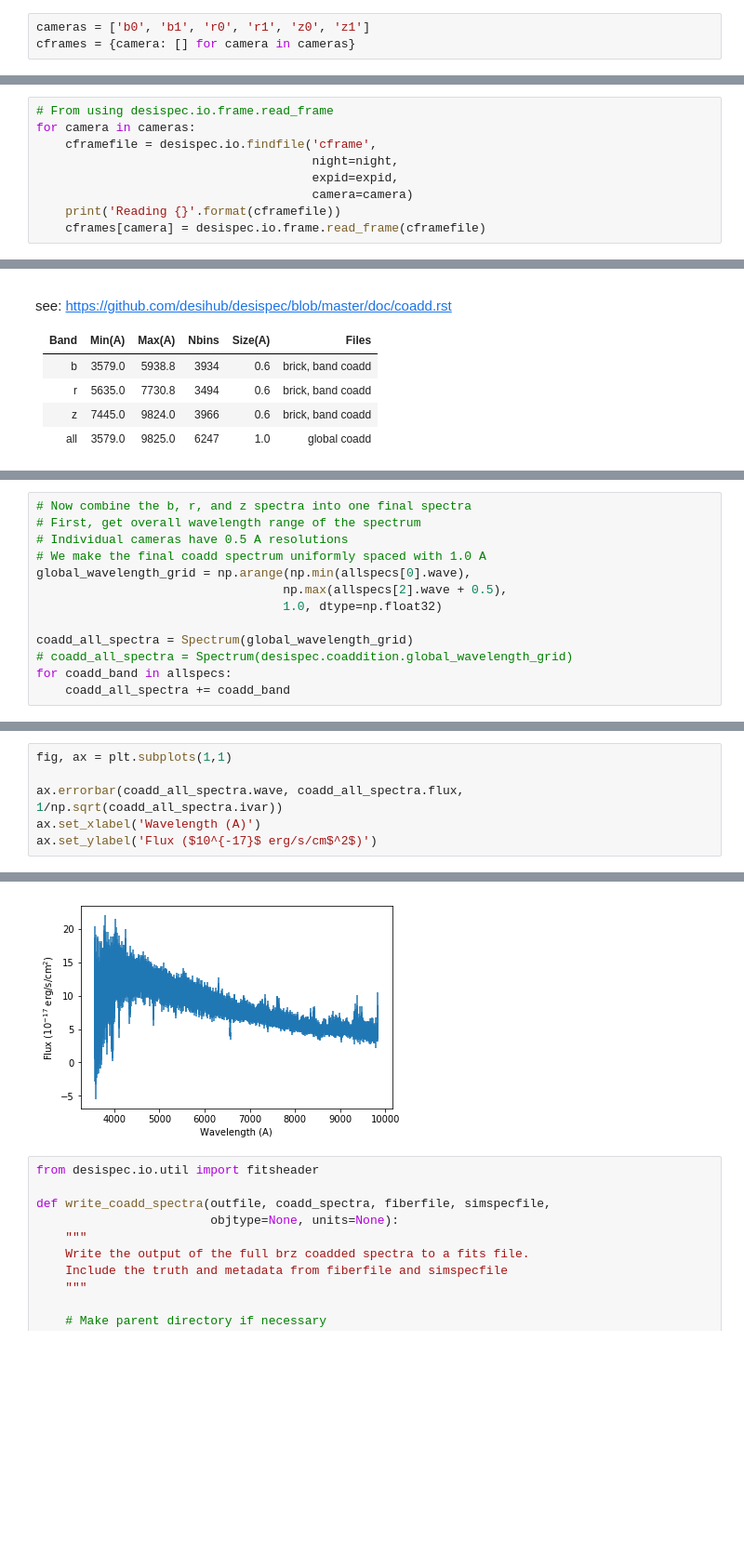
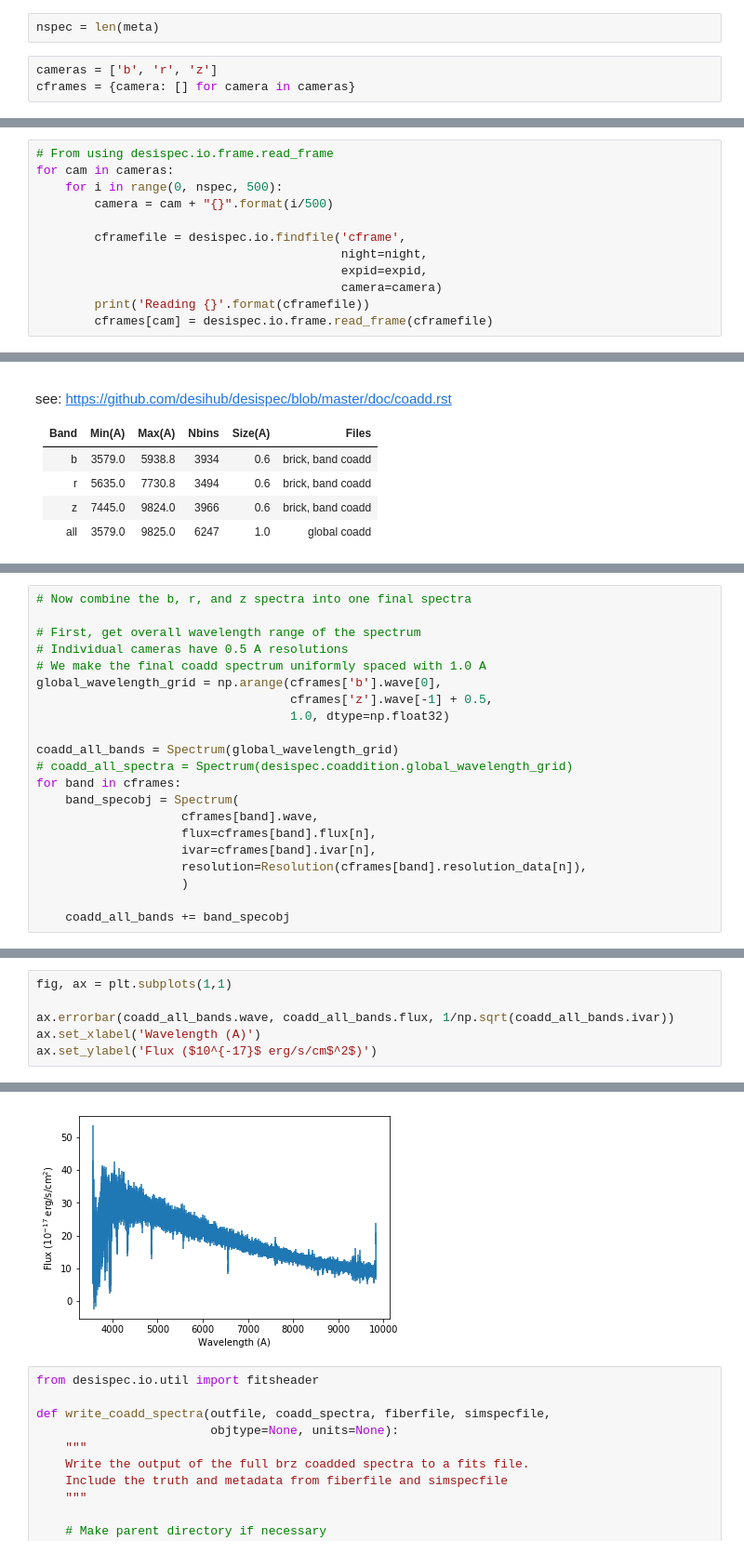
Before and after one commit to DESI-UR/outlier_detection, a Jupyter notebook: spectrum_coaddition.ipynb, the cells around one changed output, grey strips where cells are left out. Shown at 93% size. Cells and saved outputs as stored; diff of their text form; blank space fills up the shorter version.

```diff
--- a/spectrum_coaddition.ipynb
+++ b/spectrum_coaddition.ipynb
@@ -100,6 +100,8 @@ No.    Name      Ver    Type      Cards   Dimensions   Format
  14  OBSCONDITIONS    1 BinTableHDU     21   1R x 6C   [D, K, K, D, K, D]
 # %% [markdown]
 Now read in simulated spectra
+# %%
+nspec = len(meta)
 # %%
-cameras = ['b0', 'b1', 'r0', 'r1', 'z0', 'z1']
+cameras = ['b', 'r', 'z']
 cframes = {camera: [] for camera in cameras}
@@ -106,12 +119,15 @@ cframes = {camera: [] for camera in cameras}
 # %%
 # From using desispec.io.frame.read_frame
-for camera in cameras:
-    cframefile = desispec.io.findfile('cframe',
-                                      night=night,
-                                      expid=expid,
-                                      camera=camera)
-    print('Reading {}'.format(cframefile))
-    cframes[camera] = desispec.io.frame.read_frame(cframefile)
+for cam in cameras:
+    for i in range(0, nspec, 500):
+        camera = cam + "{}".format(i/500)
+
+        cframefile = desispec.io.findfile('cframe',
+                                          night=night,
+                                          expid=expid,
+                                          camera=camera)
+        print('Reading {}'.format(cframefile))
+        cframes[cam] = desispec.io.frame.read_frame(cframefile)
 # %% [output]
 Reading /Users/ryanrubenzahl/Documents/DESI/spectro/redux/example/exposures/20180201/00000000/cframe-b0-00000000.fits
 Reading /Users/ryanrubenzahl/Documents/DESI/spectro/redux/example/exposures/20180201/00000000/cframe-b1-00000000.fits
@@ -219,14 +178,22 @@ print desispec.coaddition.global_wavelength_grid
 # %%
 # Now combine the b, r, and z spectra into one final spectra
+
 # First, get overall wavelength range of the spectrum
 # Individual cameras have 0.5 A resolutions
 # We make the final coadd spectrum uniformly spaced with 1.0 A
-global_wavelength_grid = np.arange(np.min(allspecs[0].wave),
-                                  np.max(allspecs[2].wave + 0.5),
-                                  1.0, dtype=np.float32)
+global_wavelength_grid = np.arange(cframes['b'].wave[0],
+                                   cframes['z'].wave[-1] + 0.5,
+                                   1.0, dtype=np.float32)
 
-coadd_all_spectra = Spectrum(global_wavelength_grid)
+coadd_all_bands = Spectrum(global_wavelength_grid)
 # coadd_all_spectra = Spectrum(desispec.coaddition.global_wavelength_grid)
-for coadd_band in allspecs:
-    coadd_all_spectra += coadd_band
+for band in cframes:
+    band_specobj = Spectrum(
+                    cframes[band].wave,
+                    flux=cframes[band].flux[n],
+                    ivar=cframes[band].ivar[n],
+                    resolution=Resolution(cframes[band].resolution_data[n]),
+                    )
+
+    coadd_all_bands += band_specobj
 # %%
@@ -234,12 +201,12 @@ coadd_all_spectra.finalize()
 # %%
 fig, ax = plt.subplots(1,1)
 
-ax.errorbar(coadd_all_spectra.wave, coadd_all_spectra.flux, 1/np.sqrt(coadd_all_spectra.ivar))
+ax.errorbar(coadd_all_bands.wave, coadd_all_bands.flux, 1/np.sqrt(coadd_all_bands.ivar))
 ax.set_xlabel('Wavelength (A)')
 ax.set_ylabel('Flux ($10^{-17}$ erg/s/cm$^2$)')
 # %% [output]
 <matplotlib.text.Text at 0x...>
-[figure, old version]
+[figure, new version]
 # %%
 from desispec.io.util import fitsheader
 
```
Also changed, not shown: parts of 12 cells of this notebook.
